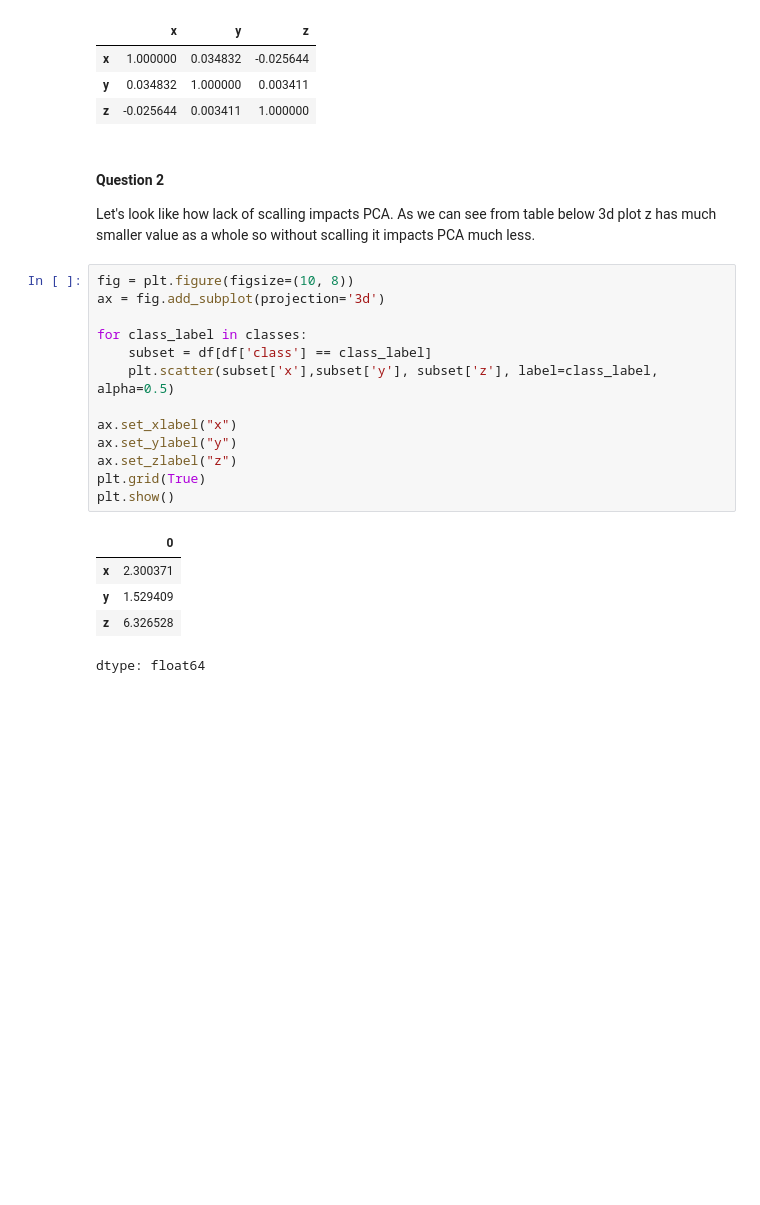
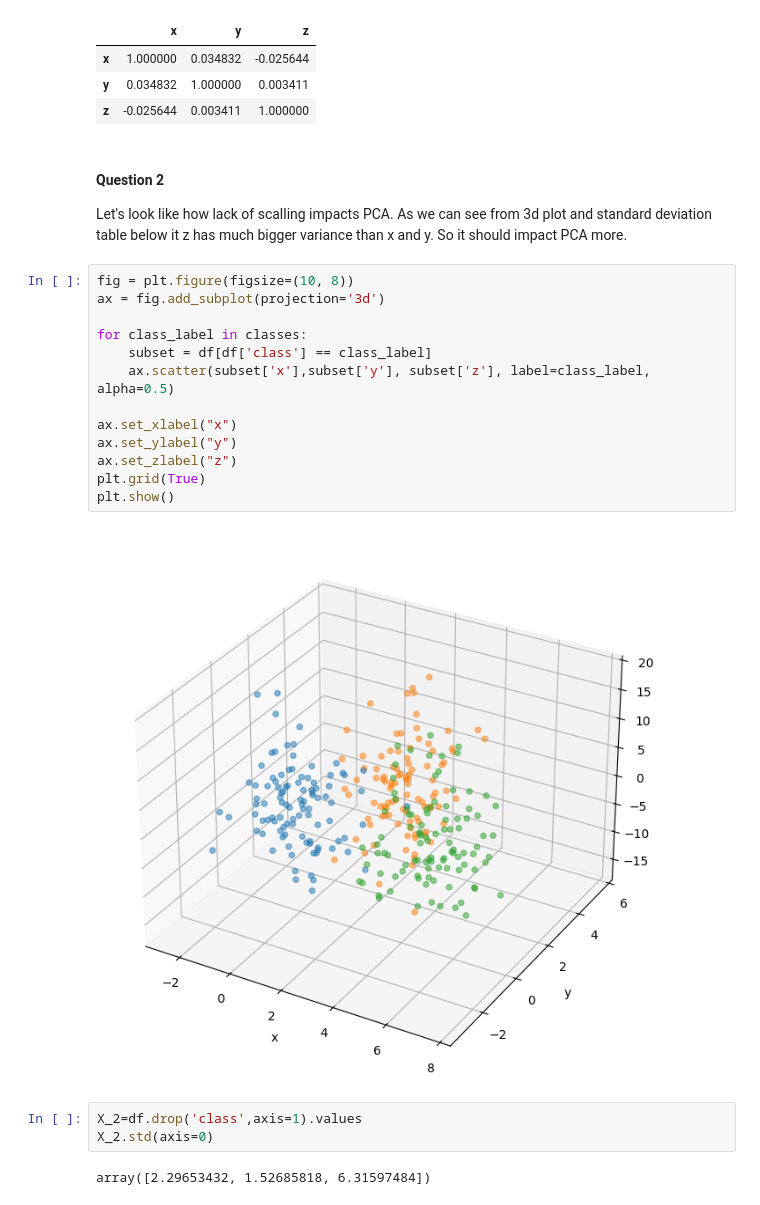
Before and after one commit to kussy29/machine_learning, a Jupyter notebook: lab01_pca.ipynb, the cells around one changed output. Cells and saved outputs as stored; diff of their text form; blank space fills up the shorter version.

```diff
--- a/lab01_pca.ipynb
+++ b/lab01_pca.ipynb
@@ -881,24 +881,25 @@ x.corr()
 # %% [markdown]
 #### Question 2
 
-Let's look like how lack of scalling impacts PCA. As we can see from table below 3d plot z has much smaller value as a whole so without scalling it impacts PCA much less.
+Let's look like how lack of scalling impacts PCA. As we can see from 3d plot and standard deviation table below it z has much bigger variance than x and y. So it should impact PCA more.
 # %%
 fig = plt.figure(figsize=(10, 8))
 ax = fig.add_subplot(projection='3d')
 
 for class_label in classes:
     subset = df[df['class'] == class_label]
-    plt.scatter(subset['x'],subset['y'], subset['z'], label=class_label, alpha=0.5)
+    ax.scatter(subset['x'],subset['y'], subset['z'], label=class_label, alpha=0.5)
 
 ax.set_xlabel("x")
 ax.set_ylabel("y")
 ax.set_zlabel("z")
 plt.grid(True)
 plt.show()
 # %% [output]
-|  | 0 |
-| x | 2.300371 |
-| y | 1.529409 |
-| z | 6.326528 |
-dtype: float64
+[figure, added]
+# %%
+X_2=df.drop('class',axis=1).values
+X_2.std(axis=0)
+# %% [output]
+array([2.29653432, 1.52685818, 6.31597484])
 # %%
```
Also changed, not shown: parts of 2 cells of this notebook.
